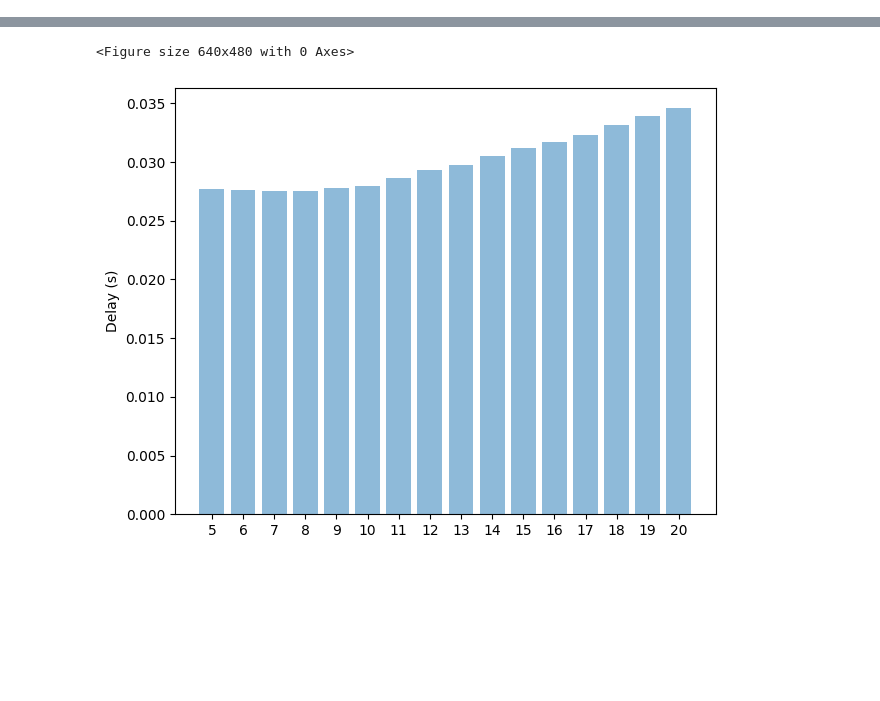
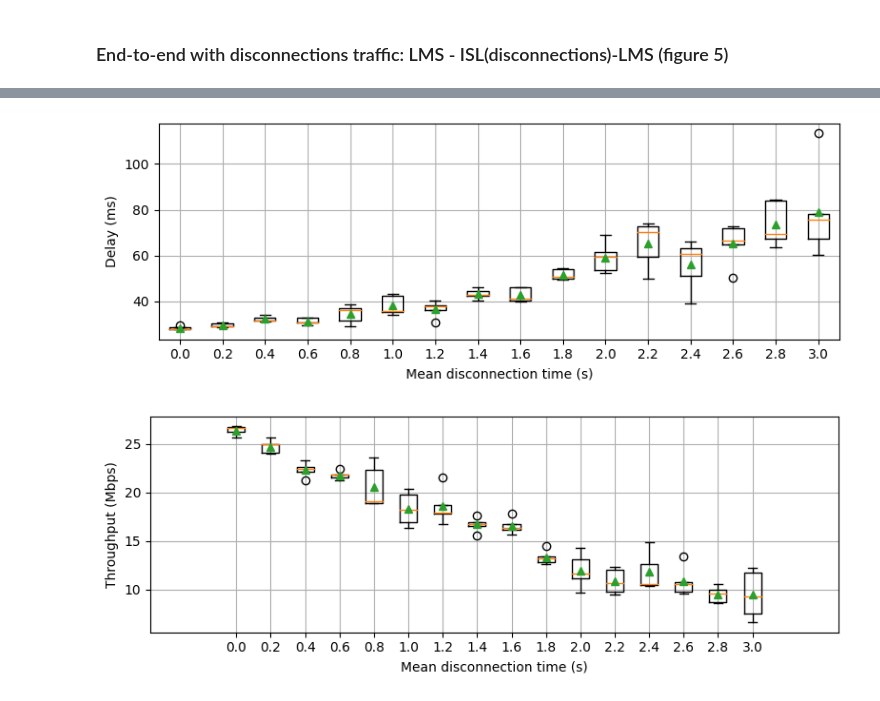
Before and after one commit to tlmat-unican/Lightweight-ns-3-link-simulation, a Jupyter notebook: scripts/Analysis.ipynb, the cells around one changed output, grey strips where cells are left out. Cells and saved outputs as stored; diff of their text form; code cells hidden in the pictures; blank space fills up the shorter version.

```diff
--- a/scripts/Analysis.ipynb
+++ b/scripts/Analysis.ipynb
@@ -215,46 +183,54 @@ plt.show()
+# %% [markdown]
+### End-to-end with disconnections traffic: LMS - ISL(disconnections)-LMS (figure 5)
 # %%
-from ast import Del
-from fileinput import filename
-import os
 import numpy as np
+import matplotlib.pyplot as plt
+plt.rcParams["figure.autolayout"] = True
 
-import matplotlib
-import matplotlib.pyplot as plt
-from matplotlib.patches import Patch
+Time_min_value = 0
+Time_max_value = 3
+Step = 0.2
+Nsim = 5
+Configs = np.round(np.arange(Time_min_value,Time_max_value+Step,Step),2)
+delay = []
+thput = []
 
-Config_rates = np.arange(5,21,1)
-plt.rcParams["figure.autolayout"] = True
-Nsim = 100
-thput = []
-delay = np.zeros((100,len(Config_rates)))
-delay_conf = []
-thput_conf = []
-diff = []
-fig = plt.figure()
-i = 0
-for conf in Config_rates:
-     print(f'Rate  {conf}')
+result = "RESULTS/endToEndDisconnect"
+for conf in Configs:
+     delAux = []
+     thPutAux = []
      for sim in range(1,Nsim+1,1):
-          foldername = "./RESULTADOS/BackTrafficv2/Cubic_finito_1BDPConfigScenario{}_sims/{}/TxFile.log".format(conf,sim)
+          foldername = "./{}/Cubicstop{}_sims/{}/TxFile.log".format(result,conf,sim)
           with open (foldername) as datatoread:
                Tx = np.loadtxt(datatoread)
-
-          foldername = "./RESULTADOS/BackTrafficv2/Cubic_finito_1BDPConfigScenario{}_sims/{}/RxFile.log".format(conf,sim)
+          foldername = "./{}/Cubicstop{}_sims/{}/RxFile.log".format(result,conf,sim)
           with open (foldername) as datatoread:
                Rx = np.loadtxt(datatoread)
-          # diff.append(Rx[:,2] - Tx[0:len(Rx[:,2]),2])
-          delay[sim-1][i]=(np.sum(Rx[:,1] - Tx[0:len(Rx[:,1]),1])/len(Rx))
-          thput.append((np.sum(Rx[:,2])*8)/(Rx[len(Rx)-1,1]- Rx[0,1])*1e-6)
+          delAux.append(sum((Rx[:,1] - Tx[0:len(Rx[:,1]),1])/len(Rx[:,1])*1000))
+          thPutAux.append((np.sum(Rx[:,2])*8)/(Rx[len(Rx)-1,1]- Rx[0,1])*1e-6)
 
-     # plt.plot(np.mean(diff, axis=0), label=str(conf))
-     delay_conf.append(np.mean(delay[:,i]))
-     thput_conf.append(np.mean(thput))
-     i = i + 1
-# plt.legend()
-fig = plt.figure()
-# print(delay_conf)
-plt.ylabel('Delay (s)')
-plt.bar(np.arange(len(Config_rates)),delay_conf, align="center", alpha=0.5)
-plt.xticks(np.arange(len(Config_rates)),Config_rates)
+     delay.append(delAux)
+     thput.append(thPutAux)
+delay = np.array(delay)
+thput = np.array(thput)
+
+fig = plt.figure(figsize=(8,3))
+plt.boxplot(delay.transpose(), positions=Configs, showmeans=True, widths=0.1)
+plt.ylabel('Delay (ms)')
+plt.xlabel('Mean disconnection time (s)')
+plt.xlim(-0.1, 3.1)
+plt.grid()
+plt.savefig('../figures/figure5_a.png')
 plt.show()
+plt.close()
+
+fig = plt.figure(figsize=(8,3))
+plt.boxplot(thput.transpose(), positions=Configs, showmeans=True, widths=0.1)
+plt.ylabel('Throughput (Mbps)')
+plt.xlabel('Mean disconnection time (s)')
+plt.xlim(-0.1, 3.1)
+plt.grid()
+plt.savefig('../figures/figure5_b.png')
+plt.show()
+plt.close()
 # %% [output]
@@ -277,2 +237,2 @@ Rate  20
-<Figure size 640x480 with 0 Axes>
-[figure, old version]
+[figure, new version]
+[figure, added]
```
Also changed, not shown: parts of 18 cells of this notebook, 22 other files.
